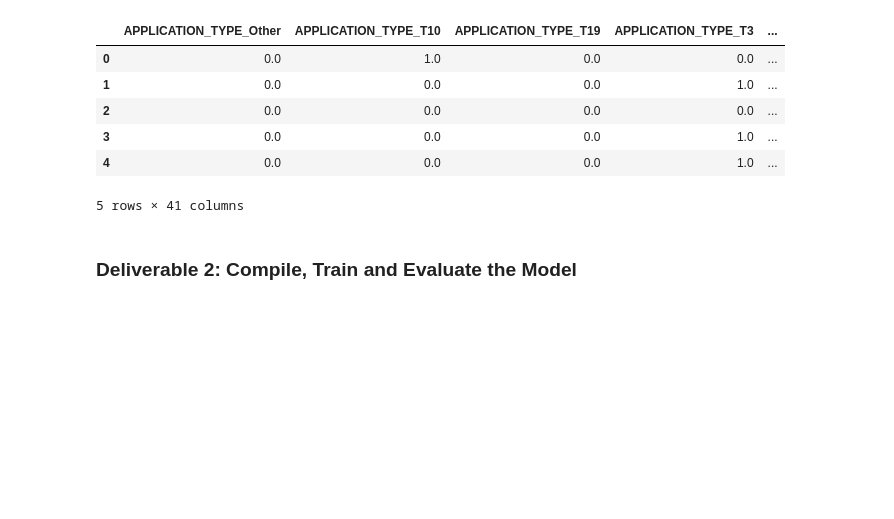
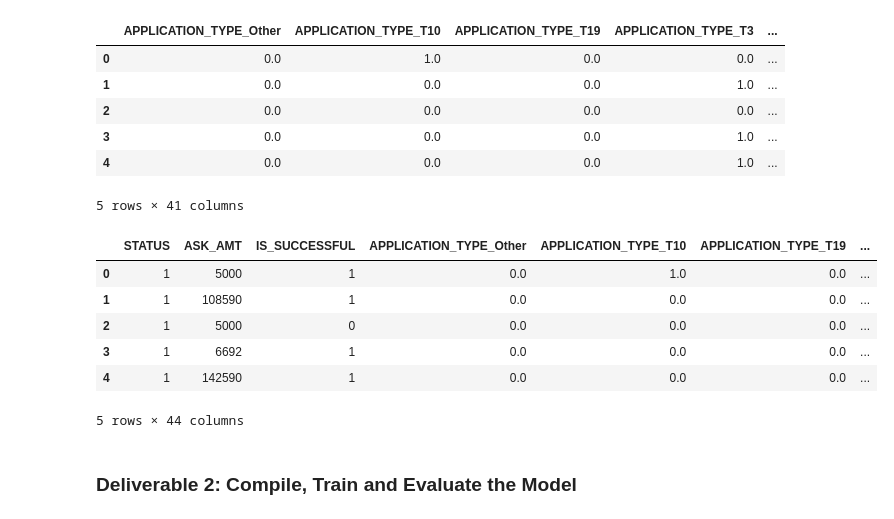
Before and after one commit to ahmed17777/Neural_Network_Charity_Analysis, a Jupyter notebook: AlphabetSoupCharity.ipynb, the cells around one changed output. Cells and saved outputs as stored; diff of their text form; code cells hidden in the pictures; blank space fills up the shorter version.

```diff
--- a/AlphabetSoupCharity.ipynb
+++ b/AlphabetSoupCharity.ipynb
@@ -158,7 +158,16 @@ encode_df.head()
 5 rows × 41 columns
 # %%
 # Merge one-hot encoded features and drop the originals
-#  YOUR CODE GOES HERE
+application_df = application_df.merge(encode_df, left_index=True, right_index=True).drop(columns=application_categorical, axis=1)
+application_df.head()
+# %% [output]
+|  | STATUS | ASK_AMT | IS_SUCCESSFUL | APPLICATION_TYPE_Other | APPLICATION_TYPE_T10 | APPLICATION_TYPE_T19 | ... |
+| 0 | 1 | 5000 | 1 | 0.0 | 1.0 | 0.0 | ... |
+| 1 | 1 | 108590 | 1 | 0.0 | 0.0 | 0.0 | ... |
+| 2 | 1 | 5000 | 0 | 0.0 | 0.0 | 0.0 | ... |
+| 3 | 1 | 6692 | 1 | 0.0 | 0.0 | 0.0 | ... |
+| 4 | 1 | 142590 | 1 | 0.0 | 0.0 | 0.0 | ... |
+5 rows × 44 columns
 # %%
 # Split our preprocessed data into our features and target arrays
 #  YOUR CODE GOES HERE
```
